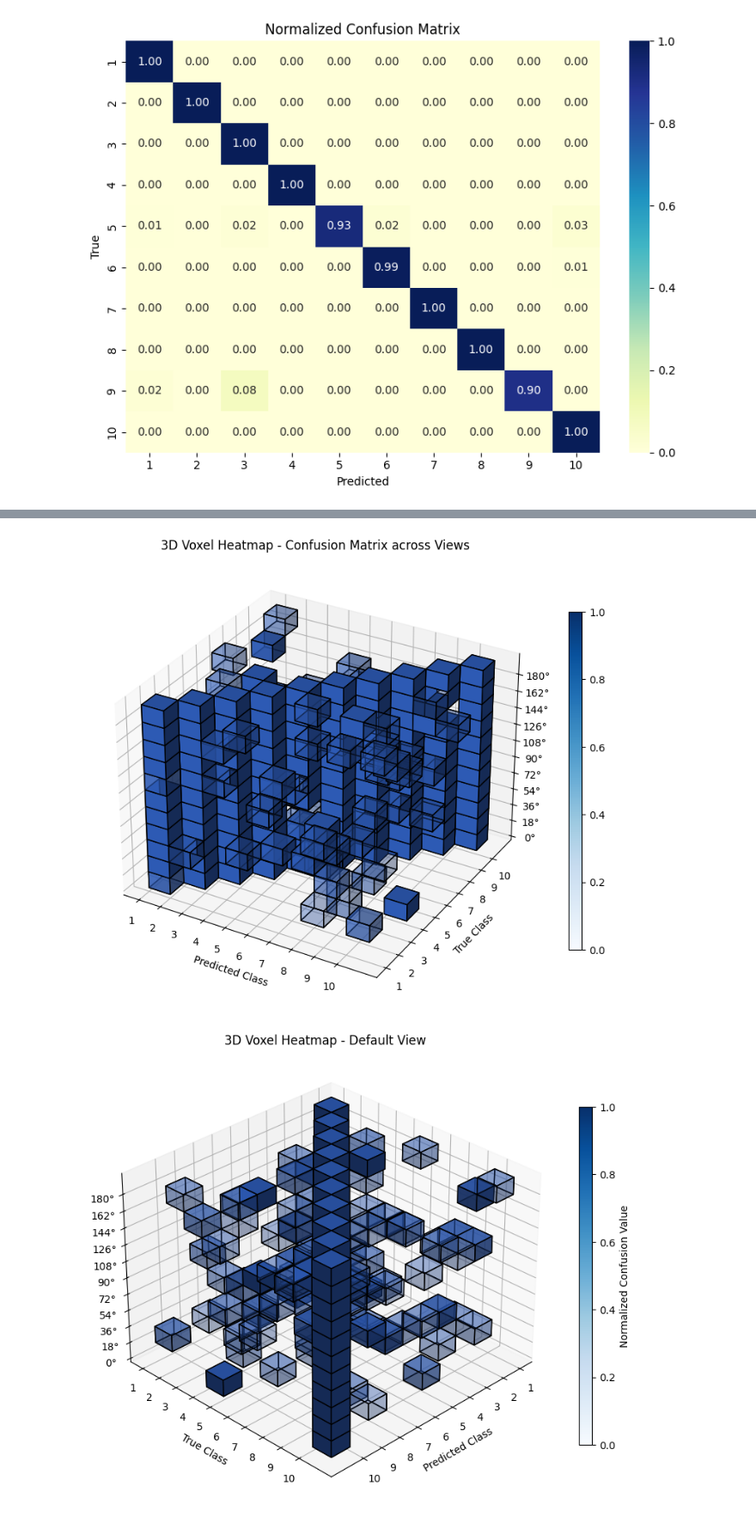
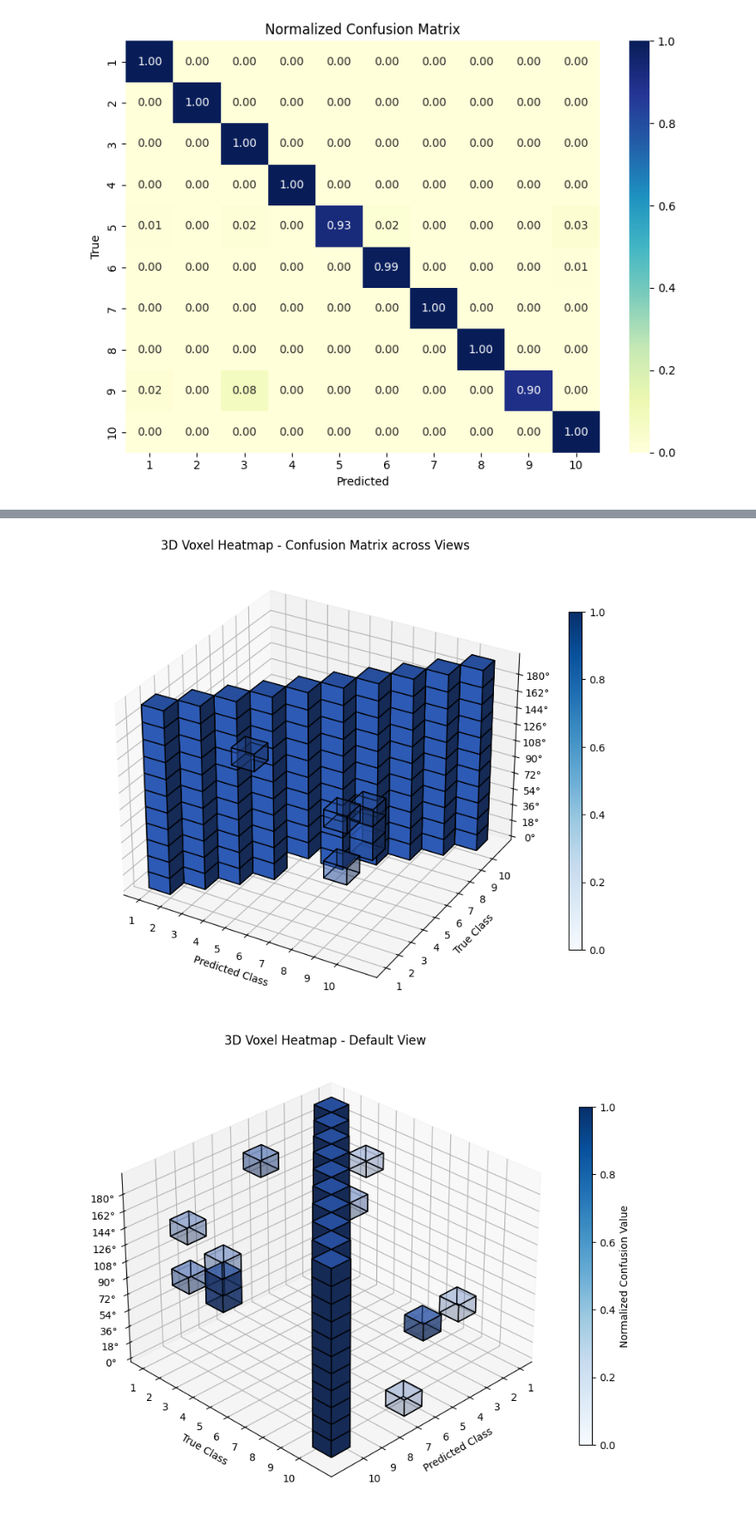
Before and after one commit to sillycroisant/GaitEnergy-Detection, a Jupyter notebook: 3_classify_and_visualize.ipynb, the cells around one changed output, grey strips where cells are left out. Shown at 86% size. Drawn from its saved outputs; the diff is of its cells as text; code cells hidden in the pictures.

```diff
--- a/3_classify_and_visualize.ipynb
+++ b/3_classify_and_visualize.ipynb
@@ -82,3 +88,28 @@ draw_confusion_matrix(y_test, y_pred, class_names) # OKE
 # %% [output]
 [figure]
 [figure]
+# %%
+# chia y_test và y_pred theo các view để visualize trên Confusion Matrix 3 chiều
+views = [0, 18, 36, 54, 72, 90, 108, 126, 144, 162, 180]
+
+# tạo 11 array để giá trị theo views
+y_test_by_view = [[] for _ in range(len(views))]
+y_pred_by_view = [[] for _ in range(len(views))]
+
+# Duyệt qua tất cả giá trị với y_test và y_pred
+for i in range(len(y_test)):
+    if int(test_view[i]) in views:
+        view_index = views.index(int(test_view[i]))
+        y_test_by_view[view_index].append(y_test[i])
+
+for i in range(len(y_pred)):
+    if int(test_view[i]) in views:
+        view_index = views.index(int(test_view[i]))
+        y_pred_by_view[view_index].append(y_pred[i])
+
+# In kiểm tra kết quả
+for i in range(len(views)):
+    print(f"[y_test] Góc {views[i]}° có {len(y_test_by_view[i])} mẫu")
+
+for i in range(len(views)):
+    print(f"[y_pred] Góc {views[i]}° có {len(y_pred_by_view[i])} mẫu dự đoán")
@@ -85,18 +134,10 @@ draw_confusion_matrix(y_test, y_pred, class_names) # OKE
 # %%
 import matplotlib as mpl
 
-def heatmap_3d():
+def heatmap_3d(y_test_by_view, y_pred_by_view):
     # Tạo dữ liệu giả
     class_names = list(range(1, 11))  # 10 đối tượng
     views = [0, 18, 36, 54, 72,90, 108, 126, 144, 162, 180] # 11 hướng đi
-
-    y_test_all, y_pred_all = [], []
-
-    for view in views:
-        y_true = np.random.choice(class_names, 50)
-        y_pred = [y if np.random.rand() > 0.2 else np.random.choice(class_names) for y in y_true]
-        y_test_all.append(y_true)
-        y_pred_all.append(y_pred)
 
     # Kích thước của voxel grid
     n_class, n_view = len(class_names), len(views)
@@ -107,7 +148,9 @@ def heatmap_3d():
 
     # Lấp dữ liệu confusion matrix vào voxel
     for v_idx, view in enumerate(views):
-        cm = confusion_matrix(y_test_all[v_idx], y_pred_all[v_idx], labels=class_names)
+        # cm = confusion_matrix(y_test_all[v_idx], y_pred_all[v_idx], labels=class_names)
+        cm = confusion_matrix(y_test_by_view[v_idx], y_pred_by_view[v_idx], labels=class_names)
+
         cm_norm = cm.astype(float) / cm.sum(axis=1, keepdims=True)
 
         for i in range(n_class):        # true class
@@ -180,33 +223,33 @@ def heatmap_3d():
     ax.view_init(elev=90, azim=-90)
 
     norm = mpl.colors.Normalize(vmin=0, vmax=1)
     sm = plt.cm.ScalarMappable(cmap="Blues", norm=norm)
     sm.set_array([])
     fig.colorbar(sm, ax=ax, shrink=0.75, aspect=25, label='Normalized Confusion Value')
 
     plt.show()
 
     # Đồ thị nhìn từ bên hông qua
     fig = plt.figure(figsize=(9, 8))
     ax = fig.add_subplot(111, projection='3d')
     ax.voxels(voxel_data, facecolors=colors, edgecolor='k')
 
     ax.set_ylabel('True Class')
     ax.set_yticks(np.arange(n_class))
     ax.set_yticklabels(class_names)
     ax.set_zticks(np.arange(n_view))
     ax.set_zticklabels([f'{v}°' for v in views])
     ax.set_title('Side View (Looking from Y-axis)')
     ax.view_init(elev=0, azim=0)
 
     norm = mpl.colors.Normalize(vmin=0, vmax=1)
     sm = plt.cm.ScalarMappable(cmap="Blues", norm=norm)
     sm.set_array([])
     fig.colorbar(sm, ax=ax, shrink=0.75, aspect=25, label='Normalized Confusion Value')
 
     plt.show()
 
-heatmap_3d()
+heatmap_3d(y_test_by_view, y_pred_by_view)
 # %% [output]
-[figure, old version]
+[figure, new version]
-[figure, old version]
+[figure, new version]
```
Also changed, not shown: parts of 5 cells of this notebook, 10 other files.
